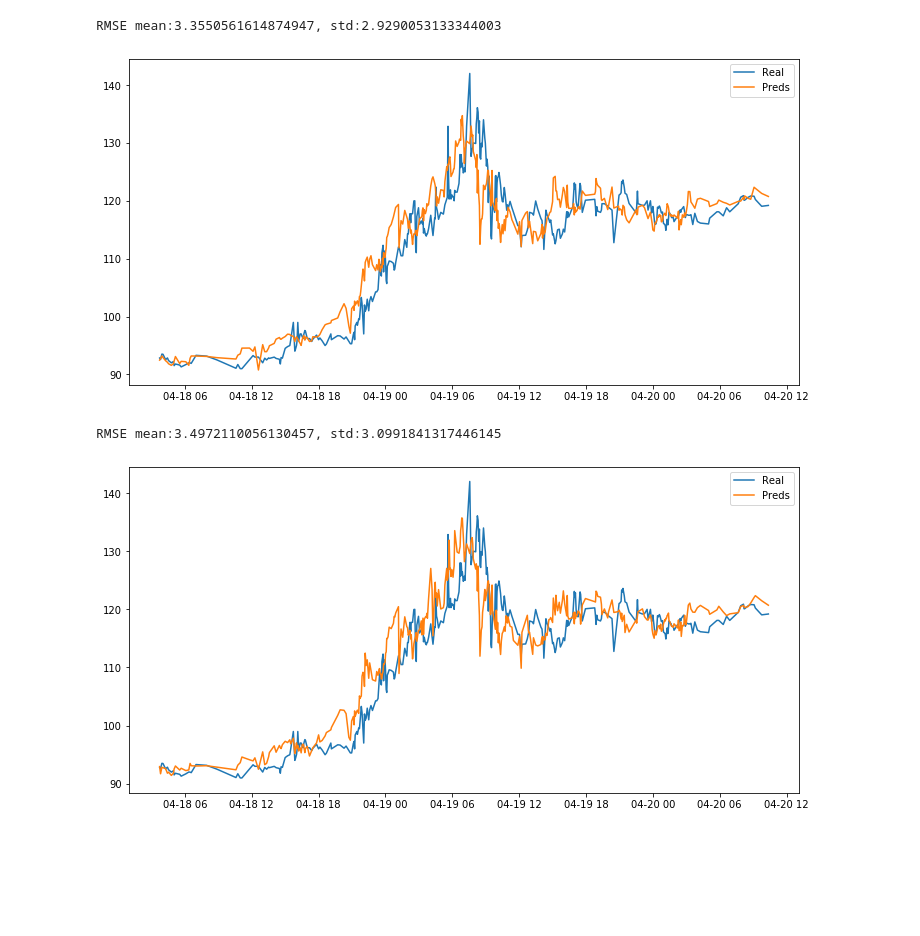
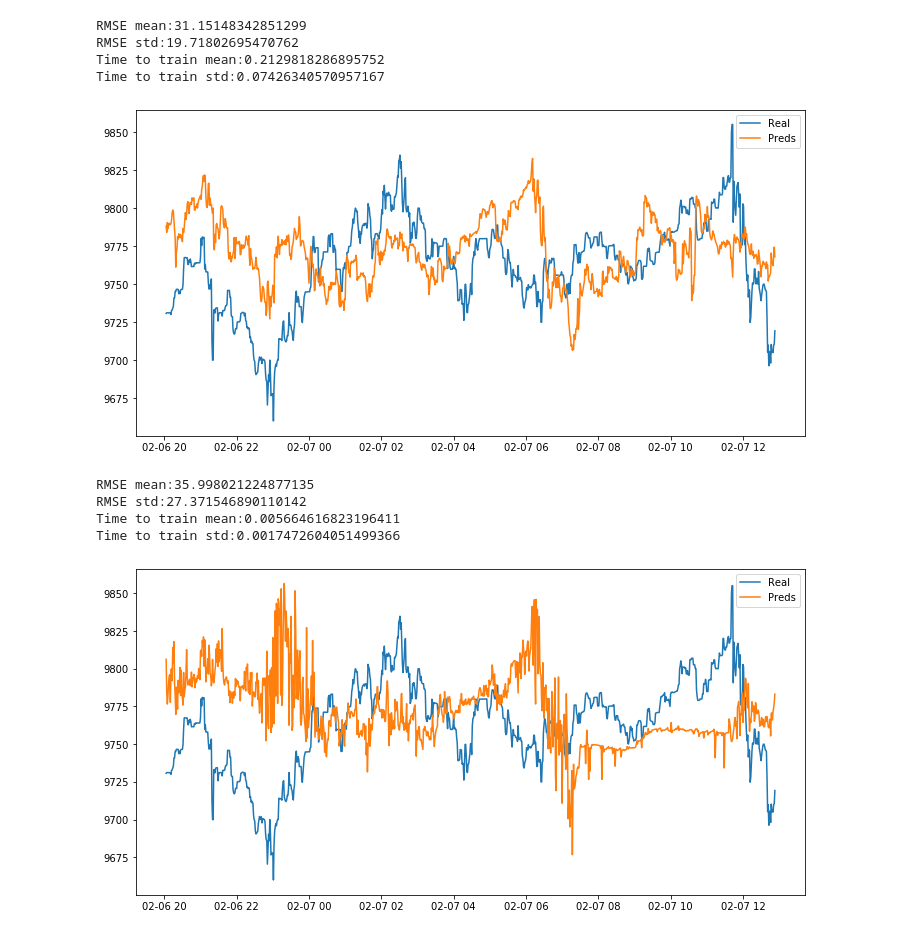
Before and after one commit to ar-ambuj23/data_mining_project2020, a Jupyter notebook: testing/Example.ipynb, the cells around one changed output. Saved outputs shown, nothing was run; the diff lists cells and outputs as text; code cells hidden in the pictures; blank space fills up the shorter version.

```diff
--- a/testing/Example.ipynb
+++ b/testing/Example.ipynb
@@ -61,6 +63,7 @@ def testModel(df, windowLength, startingIndex, endingIndex, stepSize, modelName)
     predList = []
     realList = []
     predTimeList = []
+    trainingTimeList = []
 
     # extract feature and test data
     X = df.drop(['Unnamed: 0', 'time', 'nextClosingPrice'], axis=1)
@@ -72,6 +75,9 @@ def testModel(df, windowLength, startingIndex, endingIndex, stepSize, modelName)
         # split the data
         X_train, X_test = X[i-windowLength:i], X[i:i+1]
         y_train, y_test = y[i-windowLength:i], y[i]
+
+        # start timer
+        startTime = time.time()
 
         # create a new model
         if modelName == 'dt':
@@ -87,16 +93,20 @@ def testModel(df, windowLength, startingIndex, endingIndex, stepSize, modelName)
         elif modelName == 'svr':
             model = SVR(kernel='rbf', C=100, gamma=0.1, epsilon=.1)
 
+
         # train the model
         model.fit(X_train, y_train)
 
         # make a prediction
         y_pred = model.predict(X_test)
 
+        endTime = time.time()
+
         # record time figures for result data frame
         predTimeList.append(df['time'][i])
         predList.append(y_pred)
         realList.append(y_test)
+        trainingTimeList.append(endTime - startTime)
 
         # measure the error of this prediction
         squared_error = (y_test - y_pred) **2
@@ -105,7 +115,11 @@ def testModel(df, windowLength, startingIndex, endingIndex, stepSize, modelName)
 
     # result dictionary
     predList = [x[0] for x in predList]
-    result_data = pd.DataFrame({'Timestamp': predTimeList, "Real": realList, "Preds": predList, 'rmse': rmseList})
+    result_data = pd.DataFrame({'Timestamp': predTimeList,
+                                "Real": realList,
+                                "Preds": predList,
+                                'rmse': rmseList,
+                                'timeToTrain': trainingTimeList})
 
     # result plot
     plt.figure(figsize=(12,6))
@@ -114,7 +128,10 @@ def testModel(df, windowLength, startingIndex, endingIndex, stepSize, modelName)
     plt.legend()
 
     print("")
-    print("RMSE mean:{}, std:{}".format(result_data['rmse'].mean(), result_data['rmse'].std()))
+    print("RMSE mean:{}".format(result_data['rmse'].mean()))
+    print("RMSE std:{}".format(result_data['rmse'].std()))
+    print("Time to train mean:{}".format(result_data['timeToTrain'].mean()))
+    print("Time to train std:{}".format(result_data['timeToTrain'].std()))
 
     return result_data
 # %%
@@ -126,11 +146,17 @@ RMSE mean:3.5028841999999996, std:3.154787237040534
 # %%
-lgbm_results = testModel(data, 360, 9000, 10200, 3, 'lgbm')
+lgbm_results = testModel(data, 360, 2637113, 2638113, 1, 'lgbm')
 # %% [output]
-RMSE mean:3.3550561614874947, std:2.9290053133344003
+RMSE mean:31.15148342851299
+RMSE std:19.71802695470762
+Time to train mean:0.2129818286895752
+Time to train std:0.07426340570957167
-[figure, old version]
+[figure, new version]
 # %%
-lr_results = testModel(data, 360, 9000, 10200, 3, 'lr')
+lr_results = testModel(data, 360, 2637113, 2638113, 1, 'lr')
 # %% [output]
-RMSE mean:3.4972110056130457, std:3.0991841317446145
+RMSE mean:35.998021224877135
+RMSE std:27.371546890110142
+Time to train mean:0.005664616823196411
+Time to train std:0.0017472604051499366
-[figure, old version]
+[figure, new version]
 # %%
```
Also changed, not shown: parts of 10 cells of this notebook.
